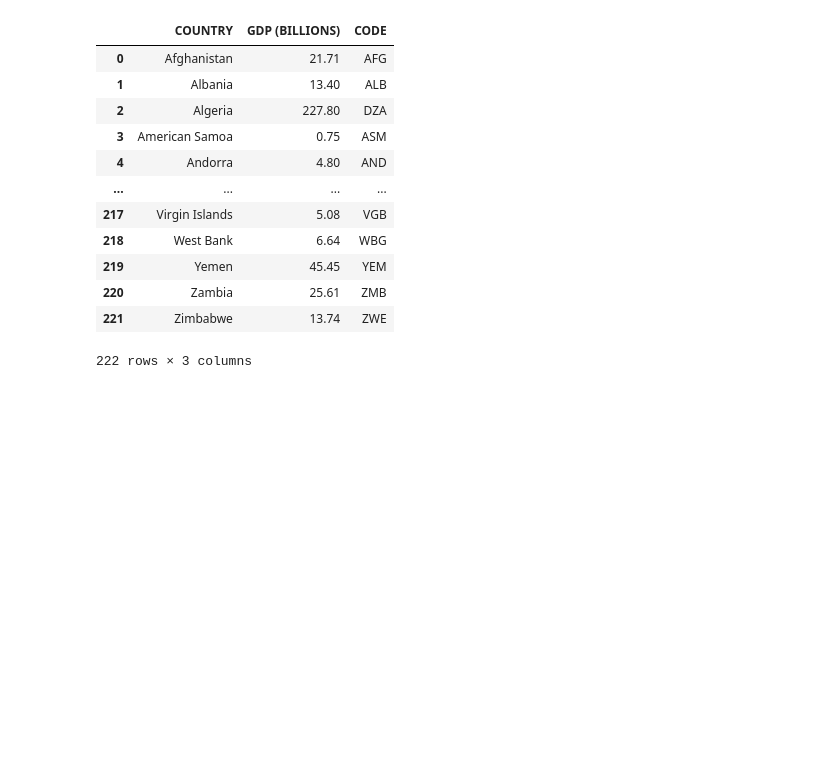
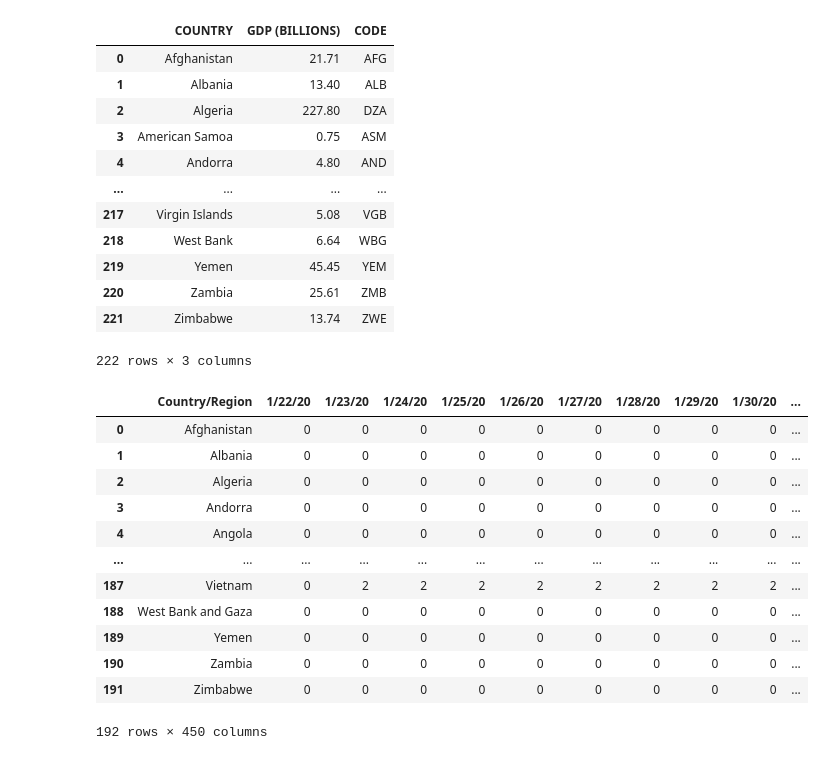
Before and after one commit to iannjari/covid-19-cases-and-mortality-forecaster, a Jupyter notebook: Data Preview.ipynb, the cells around one changed output. Cells and saved outputs as stored; diff of their text form; code cells hidden in the pictures; blank space fills up the shorter version.

```diff
--- a/Data Preview.ipynb
+++ b/Data Preview.ipynb
@@ -130,3 +64,5 @@ Executing transaction: ...working... done
+# %%
+df1=df1.drop(['Lat','Long'],axis=1)
 # %%
 df = pd.read_csv('https://raw.githubusercontent.com/plotly/datasets/master/2014_world_gdp_with_codes.csv')
 # %%
@@ -145,3 +81,19 @@ df
 | 220 | Zambia | 25.61 | ZMB |
 | 221 | Zimbabwe | 13.74 | ZWE |
 222 rows × 3 columns
+# %%
+df1
+# %% [output]
+|  | Country/Region | 1/22/20 | 1/23/20 | 1/24/20 | 1/25/20 | 1/26/20 | 1/27/20 | 1/28/20 | 1/29/20 | 1/30/20 | ... |
+| 0 | Afghanistan | 0 | 0 | 0 | 0 | 0 | 0 | 0 | 0 | 0 | ... |
+| 1 | Albania | 0 | 0 | 0 | 0 | 0 | 0 | 0 | 0 | 0 | ... |
+| 2 | Algeria | 0 | 0 | 0 | 0 | 0 | 0 | 0 | 0 | 0 | ... |
+| 3 | Andorra | 0 | 0 | 0 | 0 | 0 | 0 | 0 | 0 | 0 | ... |
+| 4 | Angola | 0 | 0 | 0 | 0 | 0 | 0 | 0 | 0 | 0 | ... |
+| ... | ... | ... | ... | ... | ... | ... | ... | ... | ... | ... | ... |
+| 187 | Vietnam | 0 | 2 | 2 | 2 | 2 | 2 | 2 | 2 | 2 | ... |
+| 188 | West Bank and Gaza | 0 | 0 | 0 | 0 | 0 | 0 | 0 | 0 | 0 | ... |
+| 189 | Yemen | 0 | 0 | 0 | 0 | 0 | 0 | 0 | 0 | 0 | ... |
+| 190 | Zambia | 0 | 0 | 0 | 0 | 0 | 0 | 0 | 0 | 0 | ... |
+| 191 | Zimbabwe | 0 | 0 | 0 | 0 | 0 | 0 | 0 | 0 | 0 | ... |
+192 rows × 450 columns
```
Also changed, not shown: parts of 3 cells of this notebook.
